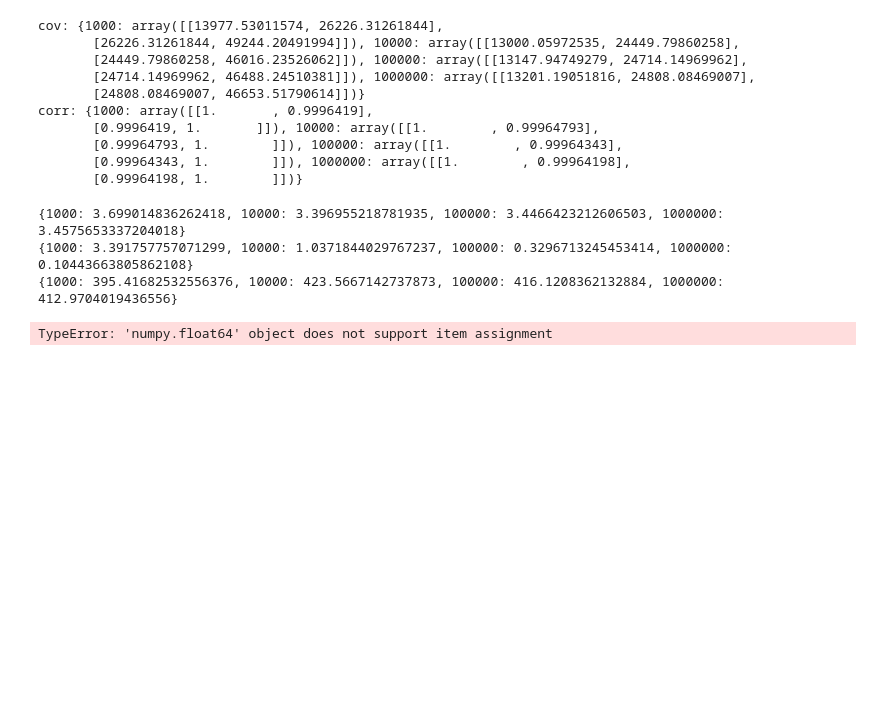
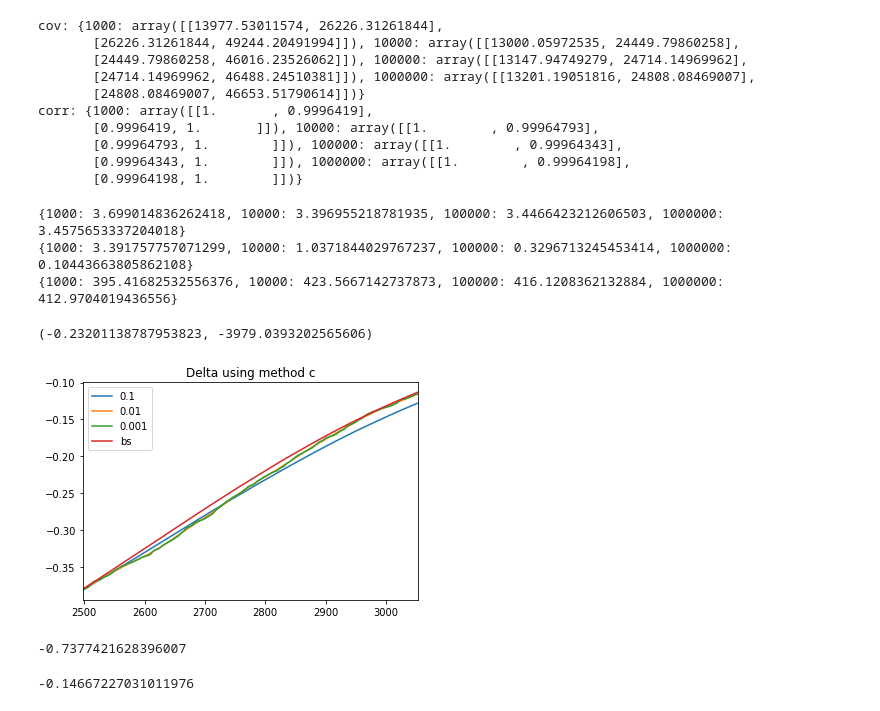
Before and after one commit to zheningliu/MFE_Projects_Summer_2018, a Jupyter notebook: 230D/230D_HW2_Q2.ipynb, the cells around one changed output. Saved outputs shown, nothing was run; the diff lists cells and outputs as text; code cells hidden in the pictures; blank space fills up the shorter version.

```diff
--- a/230D/230D_HW2_Q2.ipynb
+++ b/230D/230D_HW2_Q2.ipynb
@@ -5,6 +5,8 @@ from scipy.stats import norm
 import numpy as np
 import pandas as pd
 import matplotlib.pyplot as plt
+from scipy.optimize import fsolve
+import time
 
 K = 2775
 St = 2775
@@ -80,6 +82,7 @@ def efficiency_ratio(var1, var2, t1, t2):
 def finite_diff_delta(x, option_payoff, St, epsilon, method, anti=False):
     '''
     x: (list) a list of random variables
+    option_payoff: (function) pass in a payoff function, i.e. bs put
     St: (float) S0 value
     epsilon: (float) a number of bump size
     method: (string) delta plus, minus or center
@@ -110,20 +113,20 @@ def finite_diff_delta(x, option_payoff, St, epsilon, method, anti=False):
     return (Pt2 - Pt) / ST_delta
 
 
-def finite_diff_gamma(x, St, epsilon, method='c'):
+def finite_diff_gamma(x, option_payoff, St, epsilon, method='c'):
     '''Returns gamma of some asset prices using finite difference'''
     ST = simulate_price(x, St)
     ST1 = simulate_price(x, St * (1 - epsilon))
     ST2 = simulate_price(x, St * (1 + epsilon))
-    Pt, Pt1, Pt2 = [risk_neutral_put(s)[0] for s in [ST, ST1, ST2]]
+    Pt, Pt1, Pt2 = [option_payoff(s)[0] for s in [ST, ST1, ST2]]
     ST_delta = epsilon * St
     return (Pt1 + Pt2 - 2 * Pt) / (ST_delta ** 2)
 
 
-def bs_delta_gamma(S, K, T, r, sigma):
+def bs_delta_gamma(S, K, T, r, y, sigma):
     '''Returns BS greeks associated with a put option'''
-    d1 = (np.log(float(S) / K) + (r + sigma**2 / 2) * T) / (sigma * np.sqrt(T))
-    d2 = d1 - (sigma * np.sqrt(T))
+    d1=((np.log(S/K)+(r-y)*(T))/(sigma*np.sqrt(T)))+sigma*np.sqrt(T)/2
+    d2=((np.log(S/K)+(r-y)*(T))/(sigma*np.sqrt(T)))-sigma*np.sqrt(T)/2
     Delta = norm.cdf(d1) - 1
     Gamma = norm.pdf(d1) / (S * sigma * np.sqrt(T))
     return Delta, Gamma
@@ -261,32 +264,64 @@ print(cvar_eff)
 {1000: 3.699014836262418, 10000: 3.396955218781935, 100000: 3.4466423212606503, 1000000: 3.4575653337204018}
 {1000: 3.391757757071299, 10000: 1.0371844029767237, 100000: 0.3296713245453414, 1000000: 0.10443663805862108}
 {1000: 395.41682532556376, 10000: 423.5667142737873, 100000: 416.1208362132884, 1000000: 412.9704019436556}
+# %%
+# f)
+# i)
+# Numerical derivative of closed form SQP
+def SQP_delta_gamma(S, K, T, r, y, sigma):
+    SQP_epsilon = 0.00000001
+    SQP0 = np.sqrt(k)*BS("BSP",K,np.sqrt(S),r,y,sigma,T)
+    SQP1 = np.sqrt(k)*BS("BSP",K,np.sqrt(S-SQP_epsilon),r,y,sigma,T)
+    SQP2 = np.sqrt(k)*BS("BSP",K,np.sqrt(S+SQP_epsilon),r,y,sigma,T)
+    Delta = (SQP2 - SQP1)/(2*SQP_epsilon)
+    Gamma = (SQP1+SQP2-2*SQP0)/(SQP_epsilon**2)
+    return Delta, Gamma
+
+SQP_delta_gamma(K=np.sqrt(K),S=St,r=r,y=y_eff,sigma=abs(alpha)*sigma,T=delta_t)
+#SQP2 = np.sqrt(k)*BS("BSP",K=np.sqrt(k),S=np.sqrt(St+SQP_epsilon),r=r,y=y_eff,sigma=abs(alpha)*sigma,T=delta_t)
+#SQP_delta
+# %% [output]
+(-0.23201138787953823, -3979.0393202565606)
 # %%
-# f)
-# i)
 # plot delta
 epsilon = [0.1, 0.01, 0.001]
 method = ['c']
 sample_size = 1000
 S0 = np.linspace(0.9 * St, 1.1 * St, sample_size)
 delta_bs = []
 gamma_bs = []
 delta = {}
 for me in method:
     me_df = pd.DataFrame(columns=epsilon)
     for S in S0:
          # finite difference
         for e in epsilon:
              me_df.loc[S, e] = finite_diff_delta(rand_dict[1000],SQP_MC, S, e, me)
-            # bs delta and gamma
-        delta, gamma = bs_delta_gamma(S, K, delta_t, r, sigma)
-        delta_bs.append(delta)
-        gamma_bs.append(gamma)
+        # bs delta and gamma
+        delta_bs.append(SQP_delta_gamma(S, np.sqrt(K), delta_t, r, y_eff, abs(alpha)*sigma)[0])
     me_df.loc[:, 'bs'] = delta_bs
     delta["delta_{0}".format(me)] = me_df.sort_index()
     delta["delta_{0}".format(me)].plot(title="Delta using method %s" % me)
     plt.show()
 # %% [output]
-TypeError: 'numpy.float64' object does not support item assignment
+[figure, added]
+# %%
+# ii) Plot Gamma
+gamma_bs = []
+gamma_df = pd.DataFrame(columns=epsilon)
+for S in S0:
+    # finite difference
+    for e in epsilon:
+        gamma_df.loc[S, e] = finite_diff_gamma(rand_dict[1000], S, e)
+    # bs gamma
+    gamma_bs.append(bs_delta_gamma(S, K, delta_t, r, sigma)[1])
+gamma_df.loc[:, 'bs'] = gamma_bs
+gamma_df = gamma_df.sort_index()
+gamma_df.plot(title="Gamma function")
+plt.show()
+# %% [output]
+-0.7377421628396007
 # %%
-finite_diff_delta(rand_dict[1000],SQP_MC, S, .1, 'c')
+finite_diff_delta(rand_dict[1000],SQP_MC, 3000, .1, 'c')
+# %% [output]
+-0.14667227031011976
```
Also changed, not shown: parts of 1 cell of this notebook.
